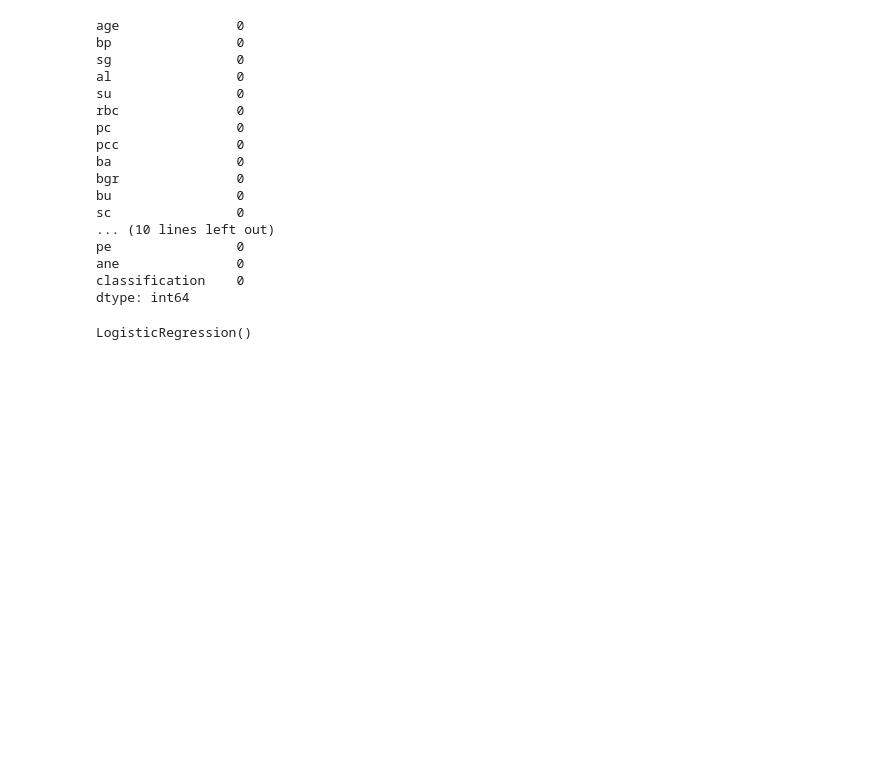
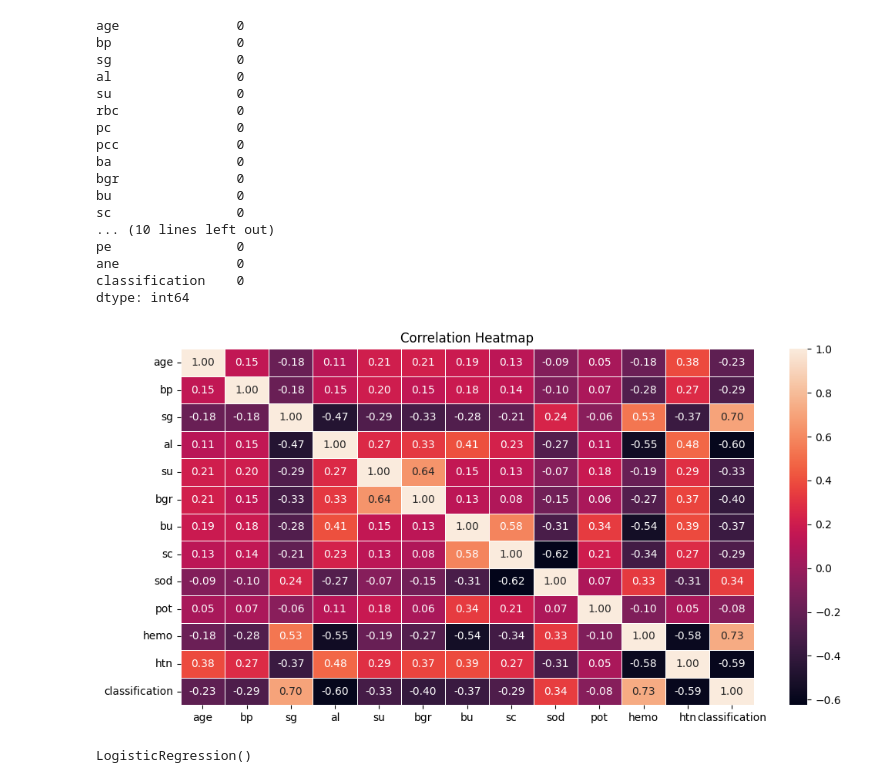
Before and after one commit to mohitmishra45/MediPredict, a Jupyter notebook: backend/data/notebooks/Kidney_disease.ipynb, the cells around one changed output. Cells and saved outputs as stored; diff of their text form; code cells hidden in the pictures; blank space fills up the shorter version.

```diff
--- a/backend/data/notebooks/Kidney_disease.ipynb
+++ b/backend/data/notebooks/Kidney_disease.ipynb
@@ -74,6 +74,16 @@ pe                0
 ane               0
 classification    0
 dtype: int64
+# %%
+import matplotlib.pyplot as plt
+import seaborn as sns
+corr_matrix = df.corr(numeric_only=True)
+plt.figure(figsize=(12, 6))
+sns.heatmap(corr_matrix, annot=True, fmt=".2f", linewidths=0.5)
+plt.title("Correlation Heatmap")
+plt.show()
+# %% [output]
+[figure, added]
 # %%
 X=df[['age', 'sc', 'hemo', 'al', 'sg', 'bu', 'htn']]
 y=df['classification']
```
